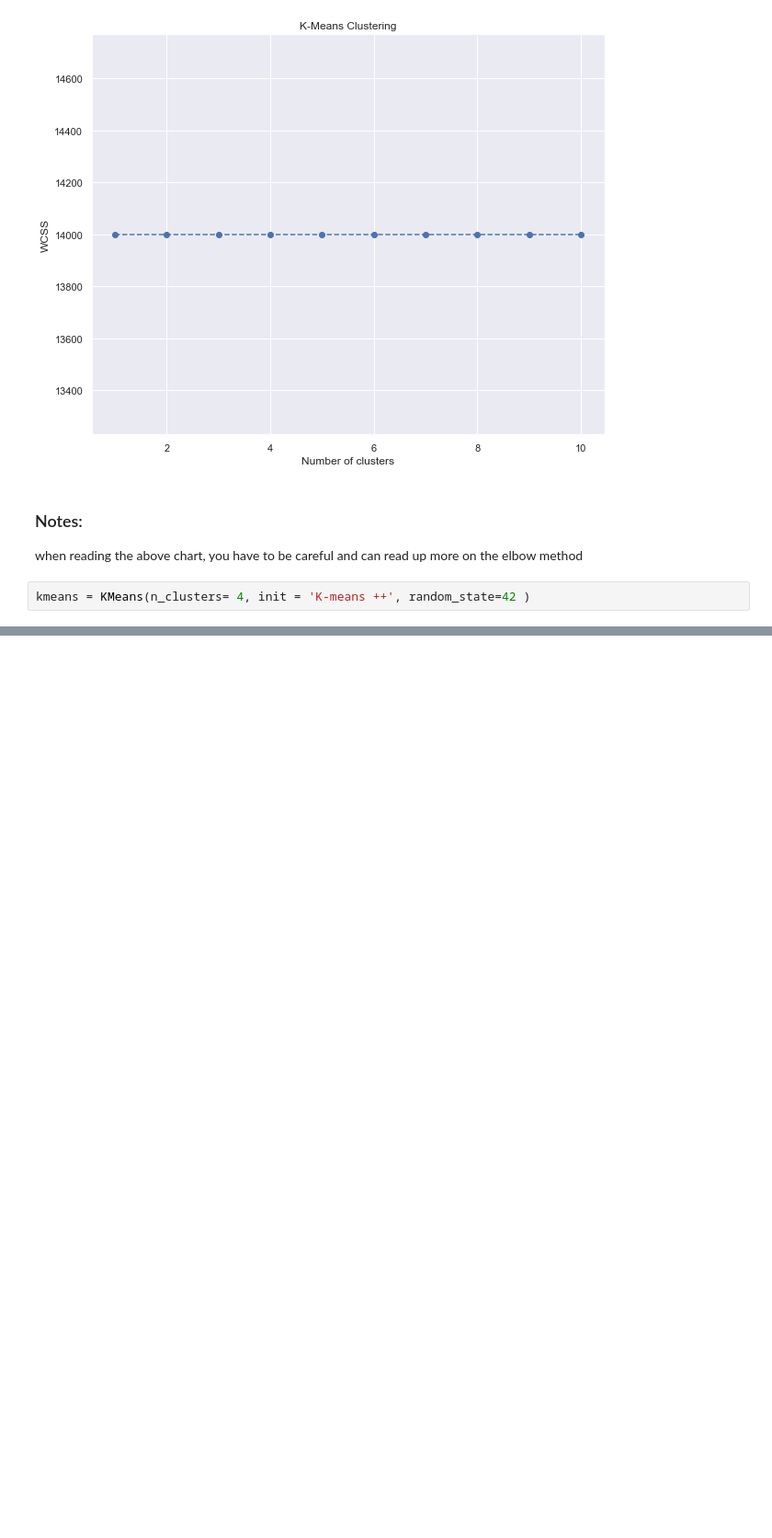
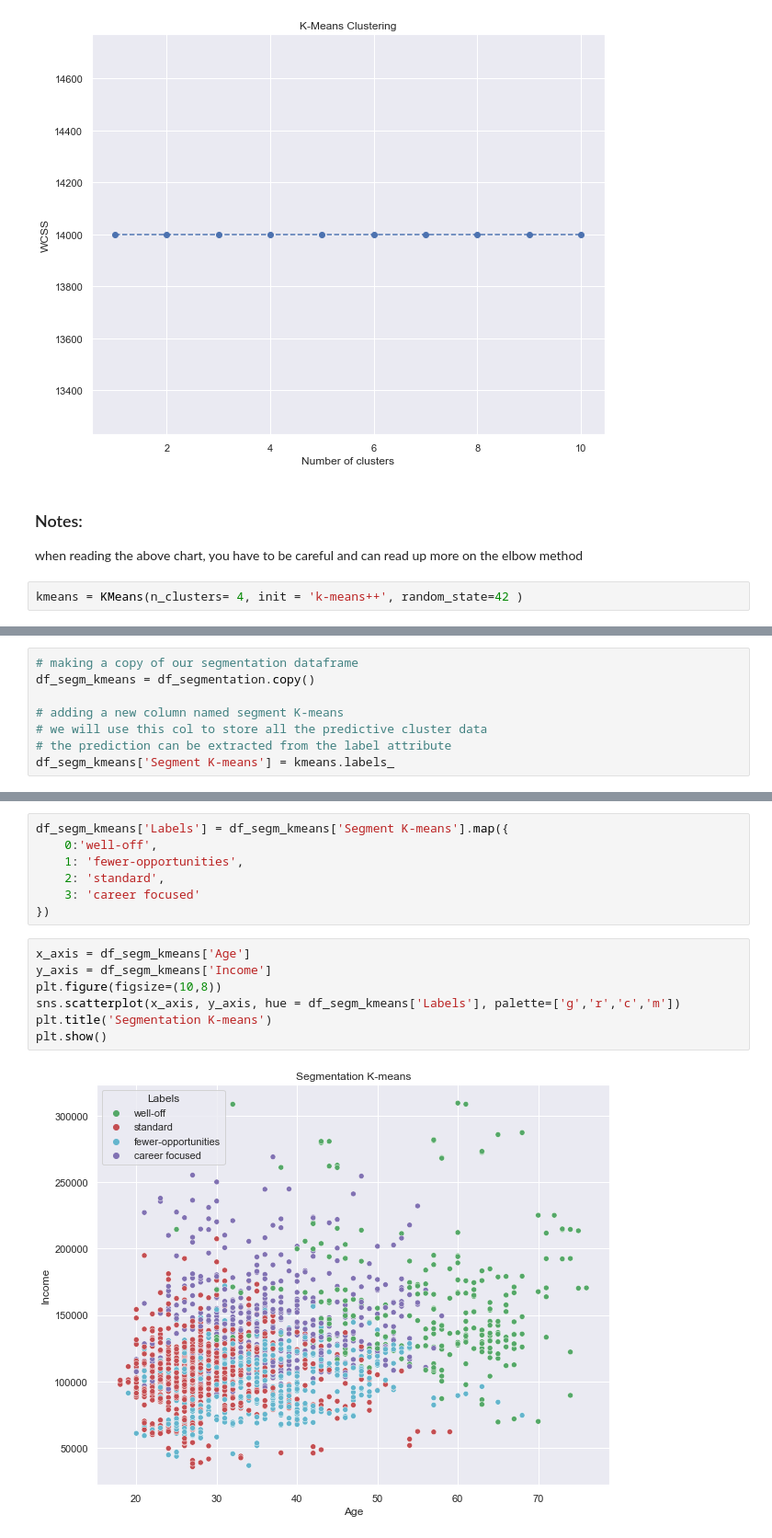
Before and after one commit to Sethchong/Customer_Analytics_DS, a Jupyter notebook: Customer Analytics Segmentation 4.2.ipynb, the cells around one changed output, grey strips where cells are left out. Shown at 92% size. Cells and saved outputs as stored; diff of their text form; blank space fills up the shorter version.

```diff
--- a/Customer Analytics Segmentation 4.2.ipynb
+++ b/Customer Analytics Segmentation 4.2.ipynb
@@ -156,7 +156,7 @@ plt.show()
 ### Notes:
 when reading the above chart, you have to be careful and can read up more on the elbow method
 # %%
-kmeans = KMeans(n_clusters= 4, init = 'K-means ++', random_state=42 )
+kmeans = KMeans(n_clusters= 4, init = 'k-means++', random_state=42 )
 # %%
 kmeans.fit(segmentation_std)
 # %% [output]
@@ -163,0 +166,8 @@ KMeans(n_clusters=1, random_state=42)
+# %%
+# making a copy of our segmentation dataframe
+df_segm_kmeans = df_segmentation.copy()
+
+# adding a new column named segment K-means
+# we will use this col to store all the predictive cluster data
+# the prediction can be extracted from the label attribute
+df_segm_kmeans['Segment K-means'] = kmeans.labels_
@@ -163,0 +215,16 @@ KMeans(n_clusters=1, random_state=42)
+# %%
+df_segm_kmeans['Labels'] = df_segm_kmeans['Segment K-means'].map({
+    0:'well-off',
+    1: 'fewer-opportunities',
+    2: 'standard',
+    3: 'career focused'
+})
+# %%
+x_axis = df_segm_kmeans['Age']
+y_axis = df_segm_kmeans['Income']
+plt.figure(figsize=(10,8))
+sns.scatterplot(x_axis, y_axis, hue = df_segm_kmeans['Labels'], palette=['g','r','c','m'])
+plt.title('Segmentation K-means')
+plt.show()
+# %% [output]
+[figure, added]
```
Also changed, not shown: parts of 6 cells of this notebook.
